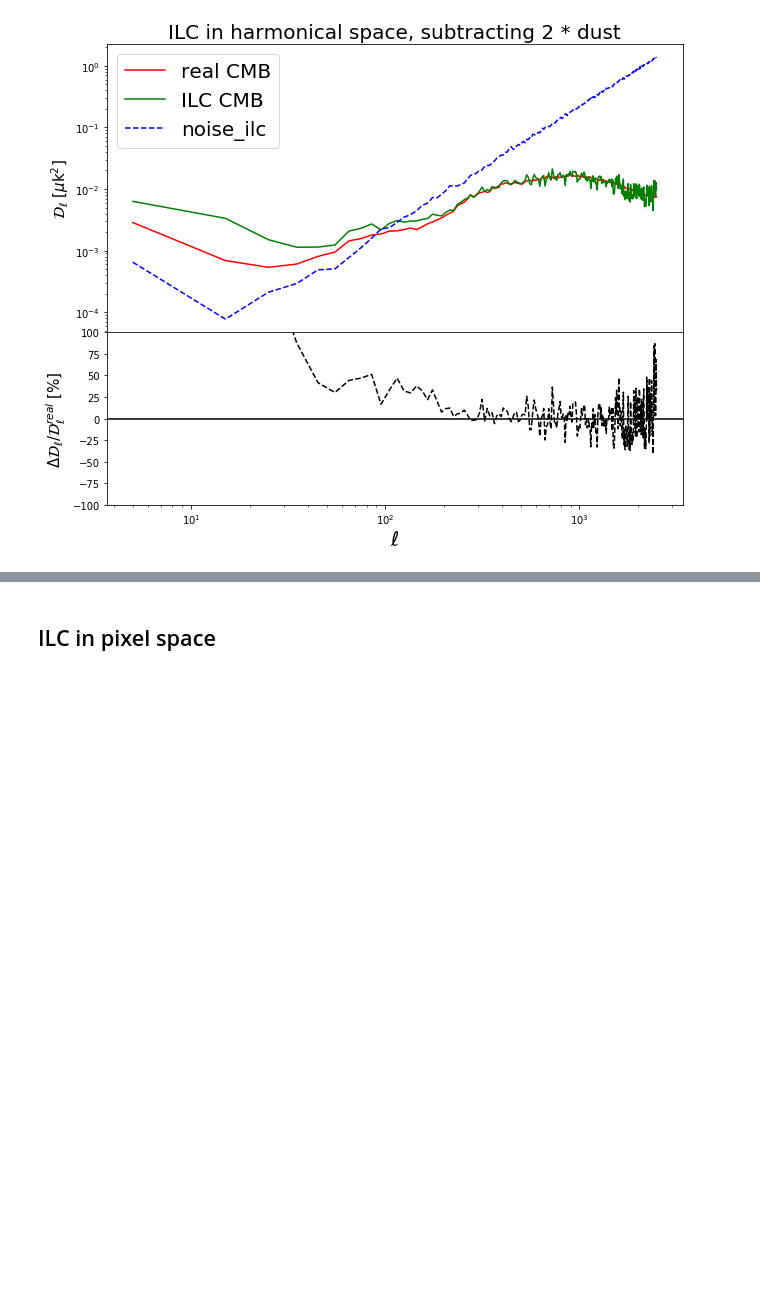
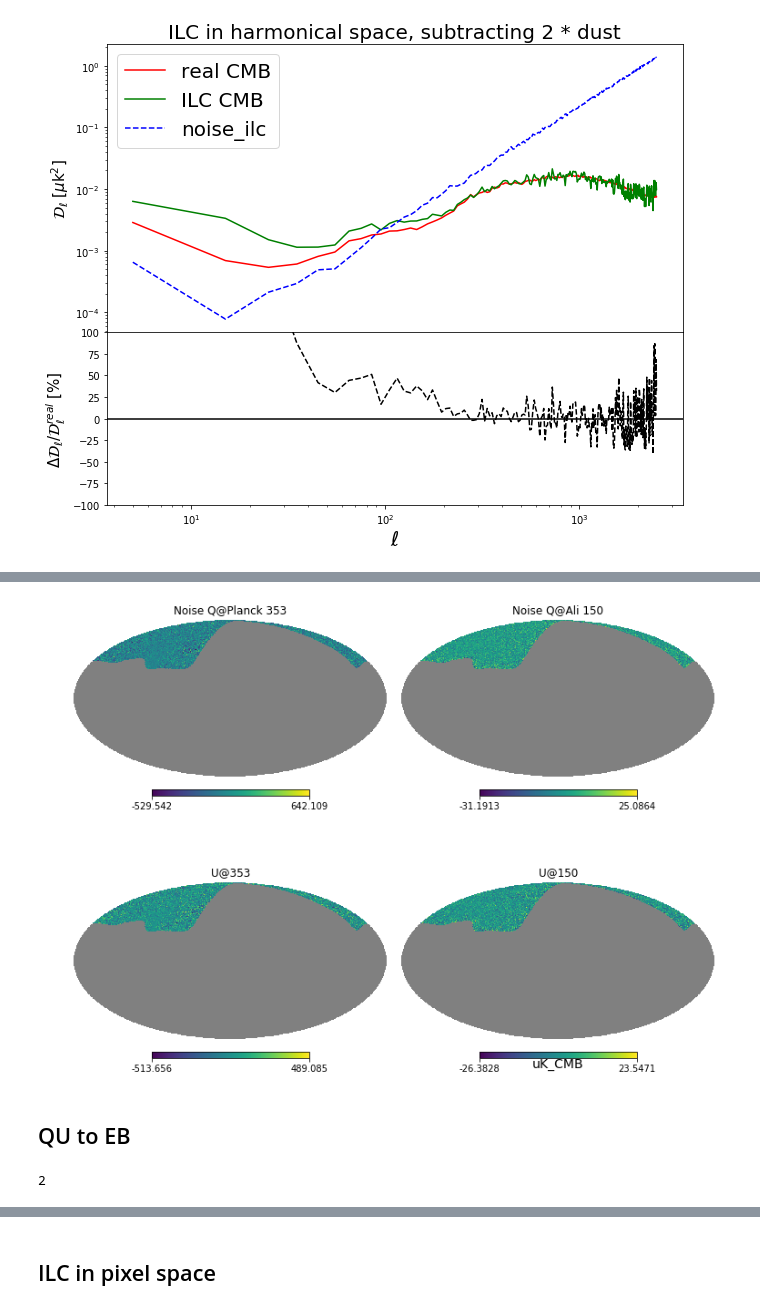
Before and after one commit to yaojian95/Ali_foreground, a Jupyter notebook: codes/Foregrounds.ipynb, the cells around one changed output, grey strips where cells are left out. Saved outputs shown, nothing was run; the diff lists cells and outputs as text; code cells hidden in the pictures; blank space fills up the shorter version.

```diff
--- a/codes/Foregrounds.ipynb
+++ b/codes/Foregrounds.ipynb
@@ -256,3 +253,6 @@ INDXSCHM = IMPLICIT
 # %%
 # K_CMB
 total_353 = hp.ud_grade(hp.read_map('/smc/jianyao/Ali_maps/HFI_SkyMap_353-psb-field-IQU_2048_R3.00_full.fits', verbose = False, field = None), nside_out=1024)*1e6
+# %%
+# K_CMB, IQU
+noise_353 = hp.ud_grade(hp.read_map('/smc/jianyao/Ali_maps/ffp10_noise_353_psb_full_map_mc_00000.fits',field = None), nside_out=1024)*1e6
@@ -375,0 +402,13 @@ plt.savefig('/home/jianyao/Ali_maps/results/1106_ILC_dust_level_pixel_space/Ell_
+# %%
+plt.figure(figsize = (10, 8))
+hp.mollview(Mask(noise_353[1]),sub = (221), title = 'Noise Q@Planck 353'); hp.mollview(Mask(noise_150[1]), sub = (222), title = 'Noise Q@Ali 150')
+hp.mollview(Mask(noise_353[2]),sub = (223), title = 'U@353'); hp.mollview(Mask(noise_150[2]), sub = (224), title = 'U@150', unit = 'uK_CMB')
+plt.savefig('/home/jianyao/Ali_maps/results/1121/noise_maps.png', format = 'png')
+# %% [output]
+[figure, added]
+# %% [markdown]
+## QU to EB
+# %%
+len(noise_95.shape)
+# %% [output]
+2
```
Also changed, not shown: parts of 33 cells of this notebook.
